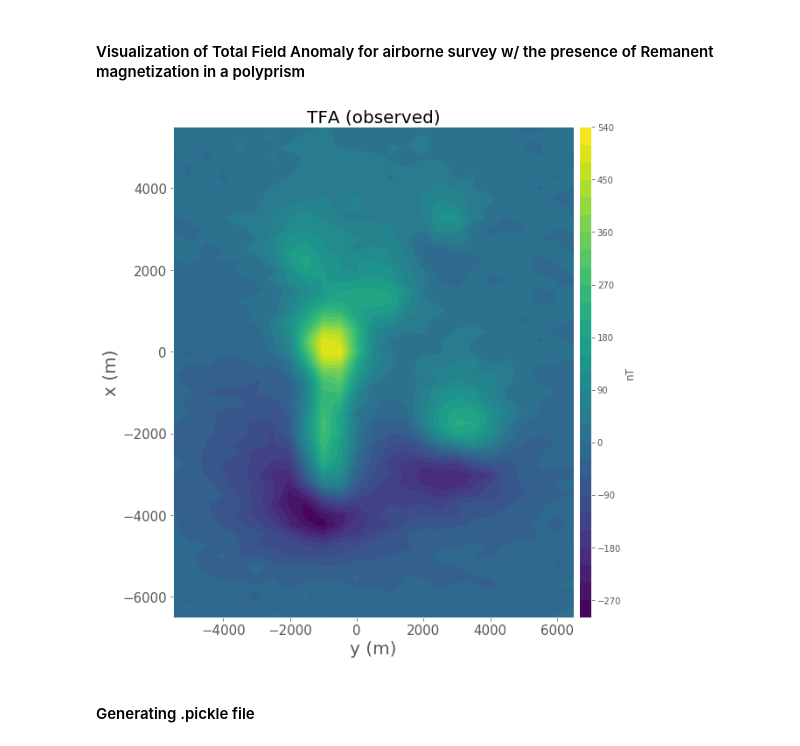
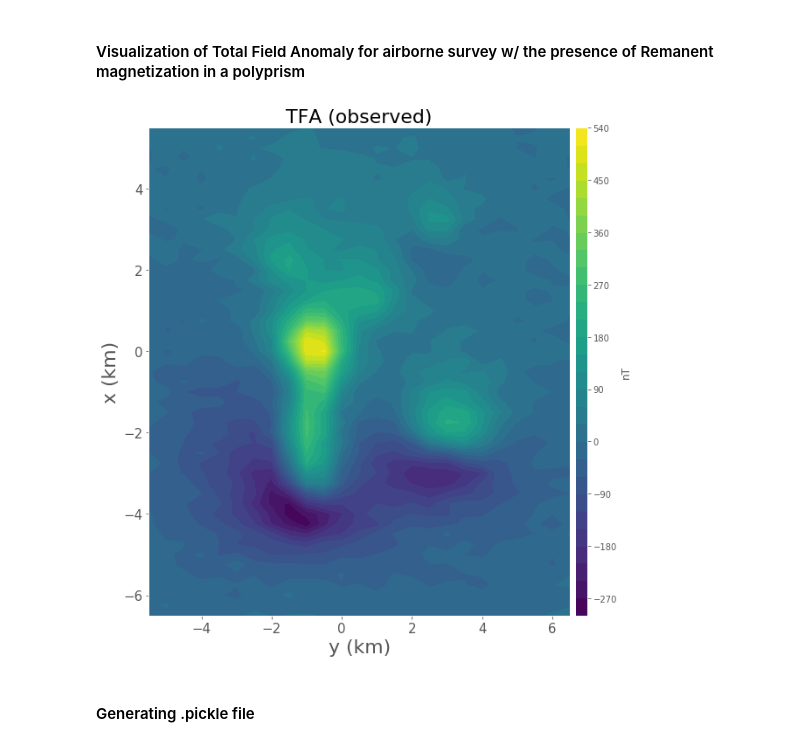
Before and after one commit to pinga-lab/eqlayer-magnetization-direction, a Jupyter notebook: code/notebooks/multibody_tests/model_multibody/synthetic_data.ipynb, the cells around one changed output. Cells and saved outputs as stored; diff of their text form; code cells hidden in the pictures.

```diff
--- a/code/notebooks/multibody_tests/model_multibody/synthetic_data.ipynb
+++ b/code/notebooks/multibody_tests/model_multibody/synthetic_data.ipynb
@@ -124,32 +128,31 @@ data_set['tfa_obs_RM_airb'] =  data_set['tfa_RM_airb'] + r
 # %%
 title_font = 22
 bottom_font = 20
 saturation_factor = 1.
 plt.close('all')
 plt.figure(figsize=(9,9), tight_layout=True)
-plt.style.use('ggplot')
 
-plt.contourf(airborne['y'].reshape(airborne['shape']),
-             airborne['x'].reshape(airborne['shape']),
+plt.contourf(1e-3*airborne['y'].reshape(airborne['shape']),
+             1e-3*airborne['x'].reshape(airborne['shape']),
              data_set['tfa_obs_RM_airb'].reshape(airborne['shape']),
              30, cmap='viridis')
 plt.colorbar(pad=0.01, aspect=40, shrink=1.0).set_label('nT')
-plt.xlabel('y (m)', fontsize = title_font)
-plt.ylabel('x (m)', fontsize = title_font)
+plt.xlabel('y (km)', fontsize = title_font)
+plt.ylabel('x (km)', fontsize = title_font)
 plt.title('TFA (observed)', fontsize=title_font)
 plt.tick_params(labelsize=15)
 
 file_name = 'figs/airborne/noisy_data_tfa_RM_airborne_multi'
 plt.savefig(file_name+'.png',dpi=400)
 saved_files.append(file_name+'.png')
 
 plt.savefig(file_name+'.eps',dpi=400)
 saved_files.append(file_name+'.eps')
 
 
 plt.show()
 # %% [output]
-[figure, old version]
+[figure, new version]
 # %% [markdown]
 #### Generating .pickle file
 # %%
```
Also changed, not shown: parts of 2 cells of this notebook, 19 other files.
